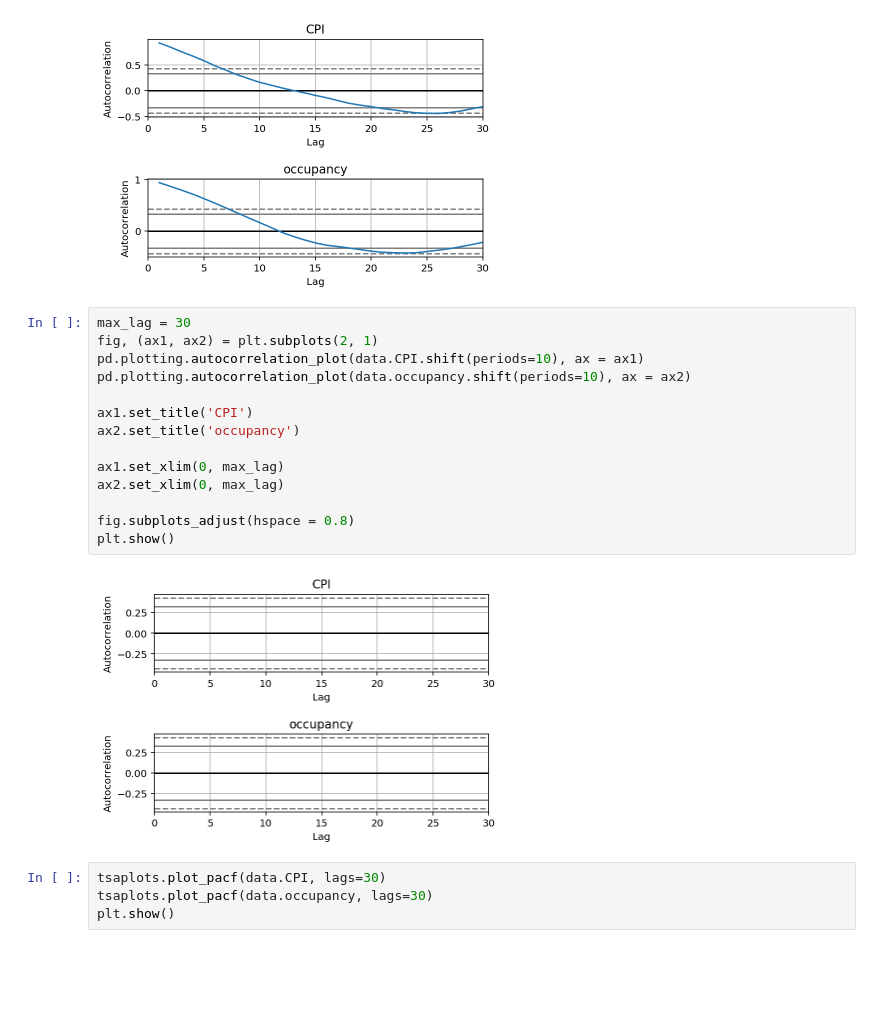
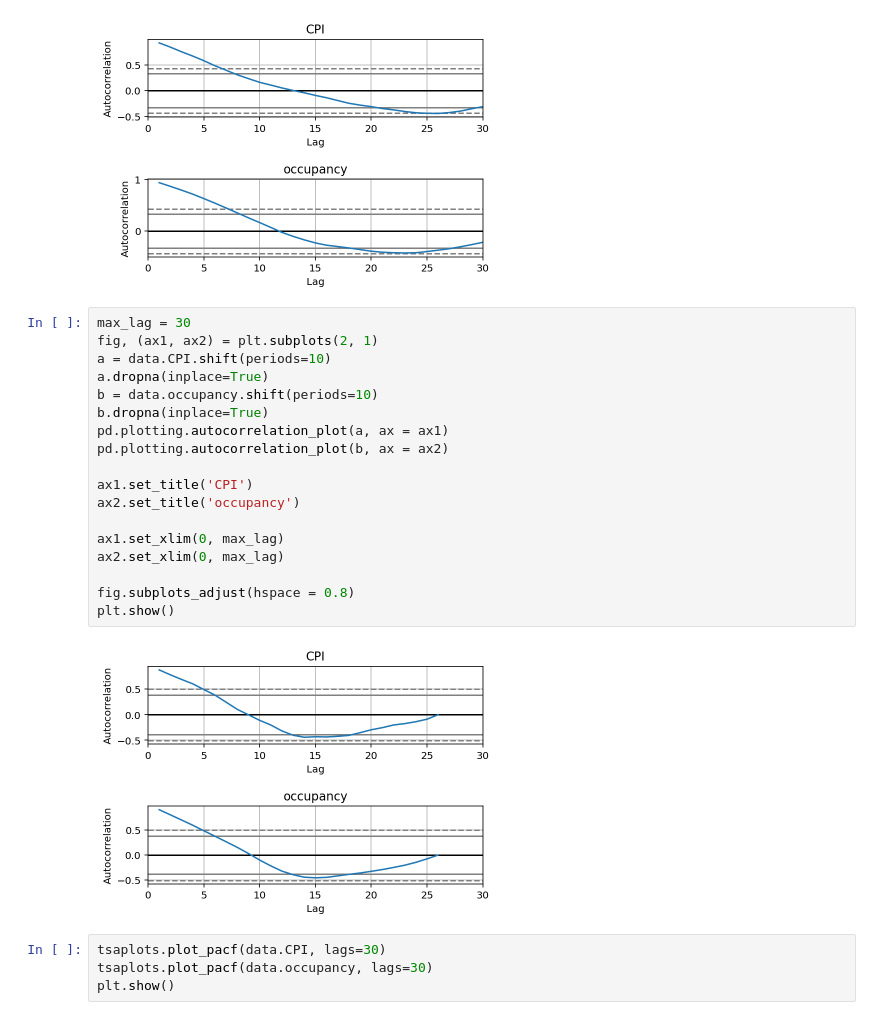
Before and after one commit to VernonNaidoo-Toronto/Understanding-Toronto-Shelters, a Jupyter notebook: WA_CPI_V3.ipynb, the cells around one changed output. Saved outputs shown, nothing was run; the diff lists cells and outputs as text; blank space fills up the shorter version.

```diff
--- a/WA_CPI_V3.ipynb
+++ b/WA_CPI_V3.ipynb
@@ -264,19 +264,23 @@ plt.show()
 # %%
 max_lag = 30
 fig, (ax1, ax2) = plt.subplots(2, 1)
-pd.plotting.autocorrelation_plot(data.CPI.shift(periods=10), ax = ax1)
-pd.plotting.autocorrelation_plot(data.occupancy.shift(periods=10), ax = ax2)
+a = data.CPI.shift(periods=10)
+a.dropna(inplace=True)
+b = data.occupancy.shift(periods=10)
+b.dropna(inplace=True)
+pd.plotting.autocorrelation_plot(a, ax = ax1)
+pd.plotting.autocorrelation_plot(b, ax = ax2)
 
 ax1.set_title('CPI')
 ax2.set_title('occupancy')
 
 ax1.set_xlim(0, max_lag)
 ax2.set_xlim(0, max_lag)
 
 fig.subplots_adjust(hspace = 0.8)
 plt.show()
 # %% [output]
-[figure, old version]
+[figure, new version]
 # %%
 tsaplots.plot_pacf(data.CPI, lags=30)
 tsaplots.plot_pacf(data.occupancy, lags=30)
```
Also changed, not shown: parts of 9 cells of this notebook.
